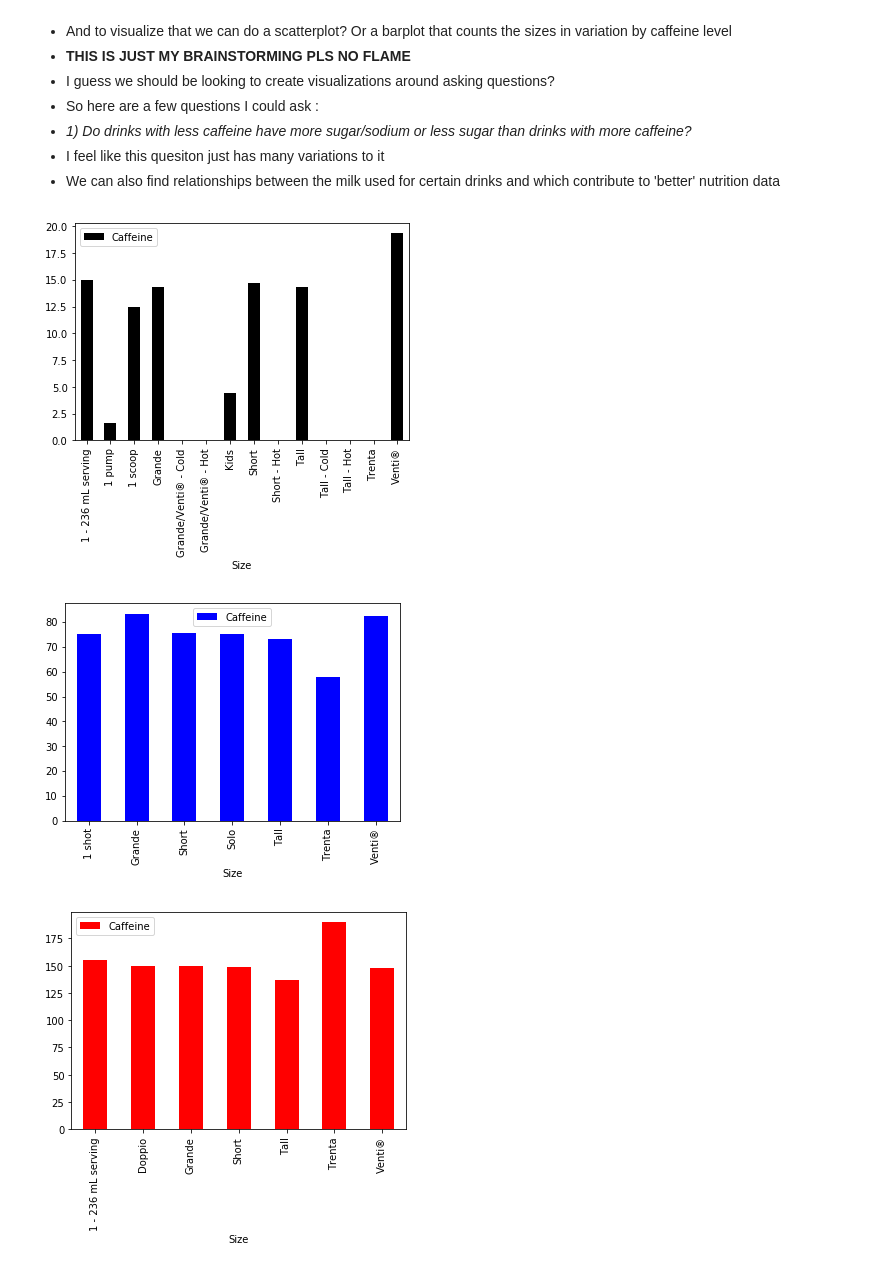
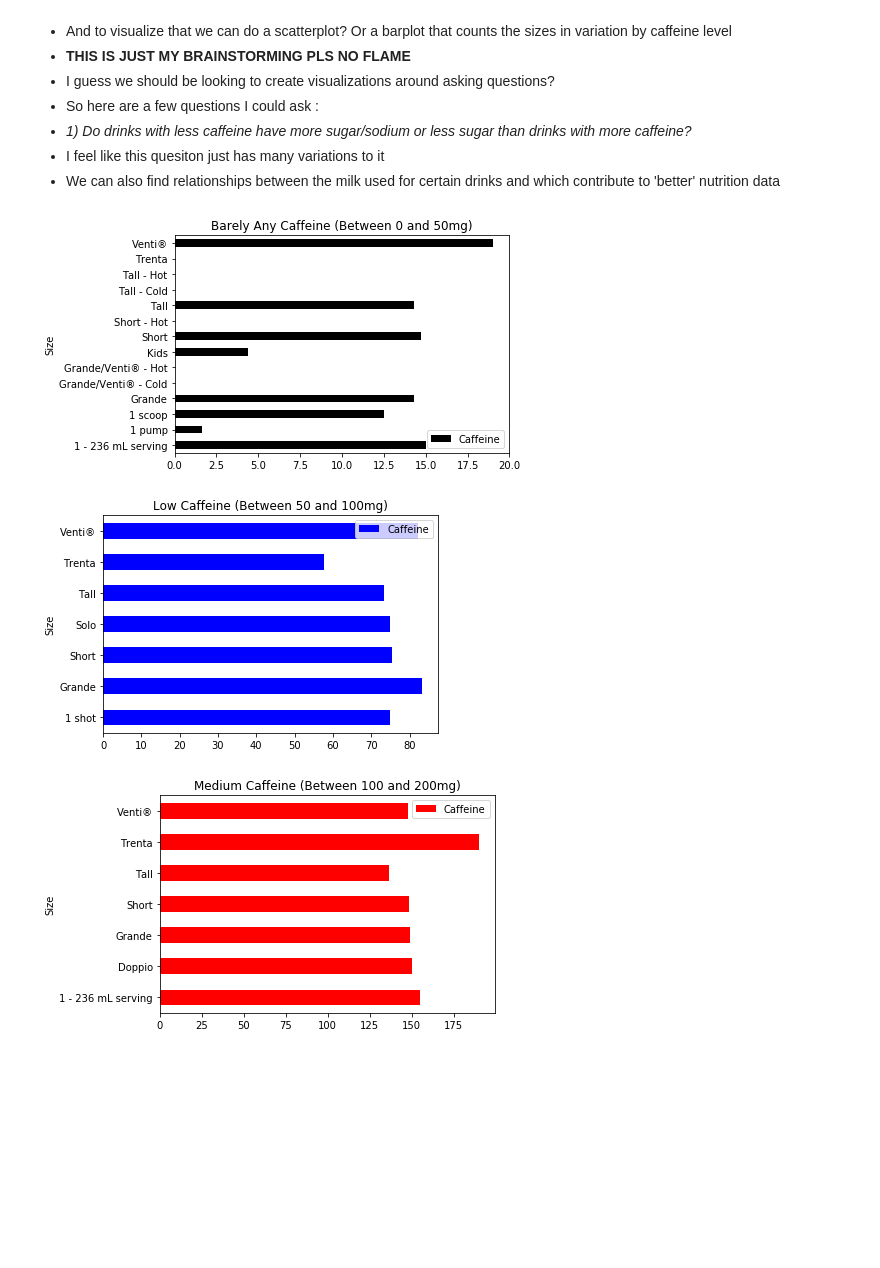
Before and after one commit to sealuwee/Starbucks-EDA, a Jupyter notebook: Rough Draft of Starbucks EDA.ipynb, the cells around one changed output. Saved outputs shown, nothing was run; the diff lists cells and outputs as text; code cells hidden in the pictures; blank space fills up the shorter version.

```diff
--- a/Rough Draft of Starbucks EDA.ipynb
+++ b/Rough Draft of Starbucks EDA.ipynb
@@ -421,11 +395,12 @@ low_caffeine
 - I feel like this quesiton just has many variations to it
 - We can also find relationships between the milk used for certain drinks and which contribute to 'better' nutrition data
 # %%
-barely_any_caffeine.pivot_table('Caffeine', 'Size').plot(kind='bar',stacked=True,color='k');
-low_caffeine.pivot_table('Caffeine', 'Size').plot(kind='bar',stacked=True,color='b');
-medium_caffeine.pivot_table('Caffeine', 'Size').plot(kind='bar',stacked=True,color='r');
-high_caffeine.pivot_table('Caffeine', 'Size').plot(kind='bar',stacked=True,color='g');
+##this can be improved
+barely_any_caffeine.pivot_table('Caffeine', 'Size').plot(kind='barh',stacked=True,color='k', title='Barely Any Caffeine (Between 0 and 50mg)');
+low_caffeine.pivot_table('Caffeine', 'Size').plot(kind='barh',stacked=True,color='b', title='Low Caffeine (Between 50 and 100mg)');
+medium_caffeine.pivot_table('Caffeine', 'Size').plot(kind='barh',stacked=True,color='r', title='Medium Caffeine (Between 100 and 200mg)');
+high_caffeine.pivot_table('Caffeine', 'Size').plot(kind='barh',stacked=True,color='g', title='High (More than 200mg)');
 # %% [output]
-[figure, old version]
+[figure, new version]
-[figure, old version]
+[figure, new version]
-[figure, old version]
+[figure, new version]
```
Also changed, not shown: parts of 11 cells of this notebook.
